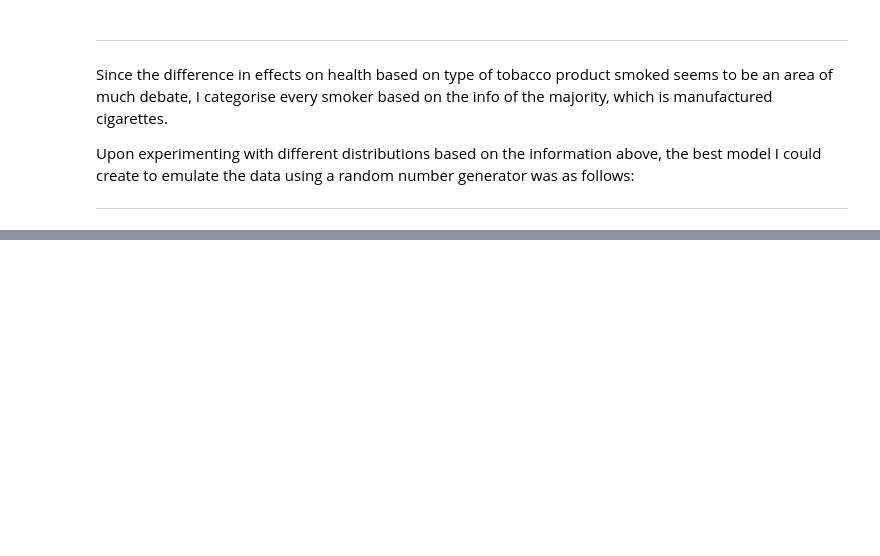
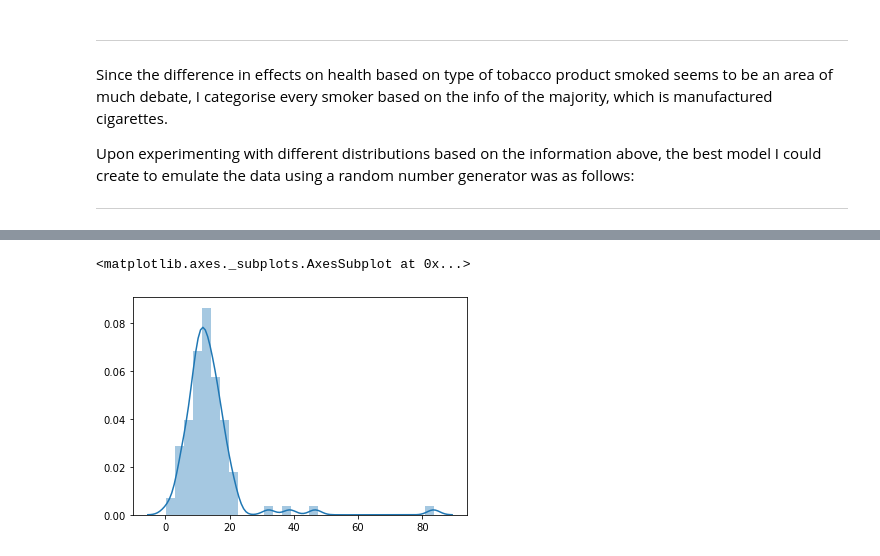
Before and after one commit to Crash-Bandicode/ProjectPFDA, a Jupyter notebook: ProjectPFDA.ipynb, the cells around one changed output, grey strips where cells are left out. Drawn from its saved outputs; the diff is of its cells as text; code cells hidden in the pictures; blank space fills up the shorter version.

```diff
--- a/ProjectPFDA.ipynb
+++ b/ProjectPFDA.ipynb
@@ -154,0 +197,14 @@ Upon experimenting with different distributions based on the information above,
+# %%
+# mid to low level smokers:
+d = np.random.normal(12.5, 5, 95)
+e = abs(d)
+
+# Heavy smokers:
+f = np.random.uniform(21, 100, 5)
+
+# Join arrays to get variable A: Number of cigarettes
+A = np.concatenate((e, f), axis=0)
+
+
+# View in order for convenience:
+np.sort(A)
@@ -154,0 +229,5 @@ Upon experimenting with different distributions based on the information above,
+# %%
+sns.distplot(A, bins=30)
+# %% [output]
+<matplotlib.axes._subplots.AxesSubplot at 0x...>
+[figure, added]
```
Also changed, not shown: parts of 6 cells of this notebook.
